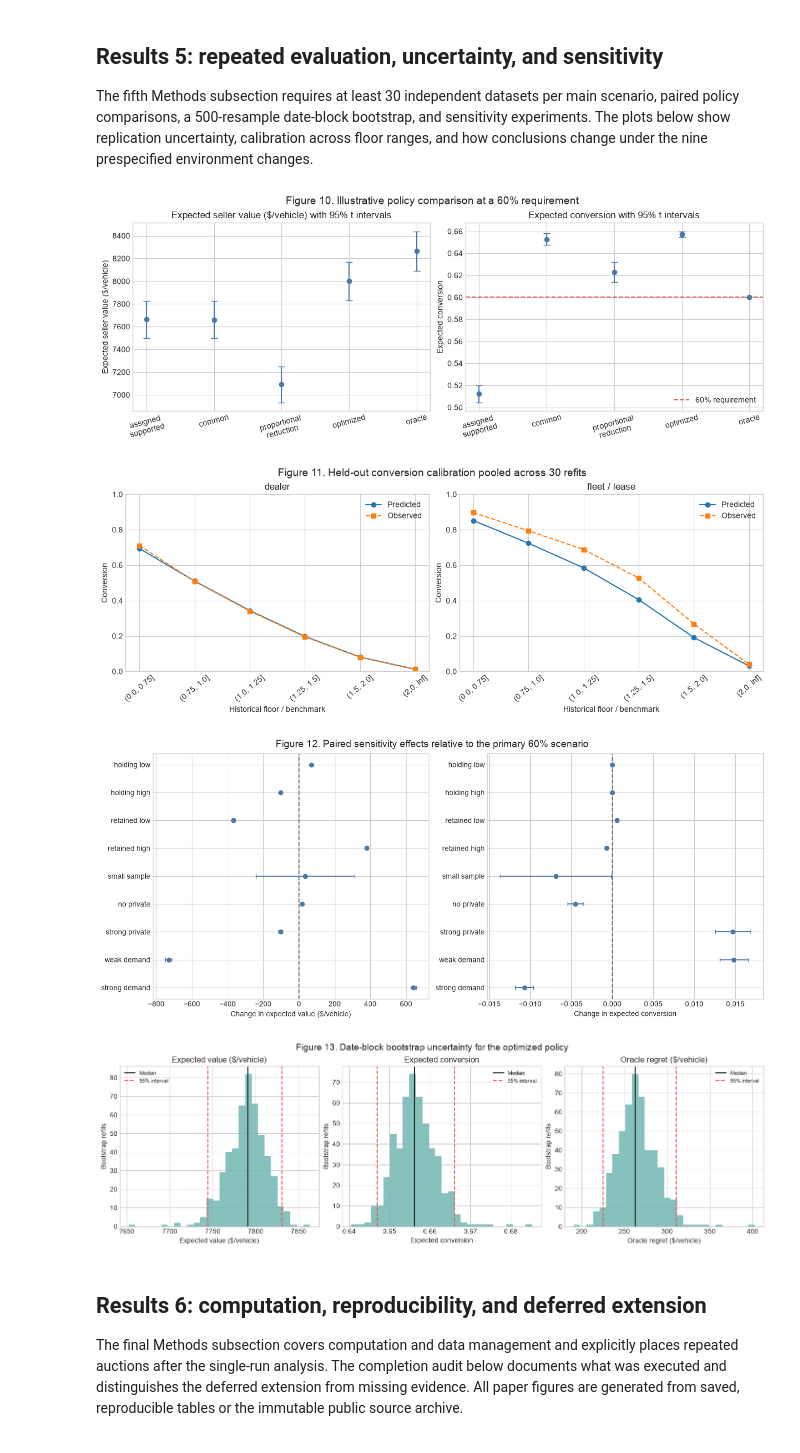
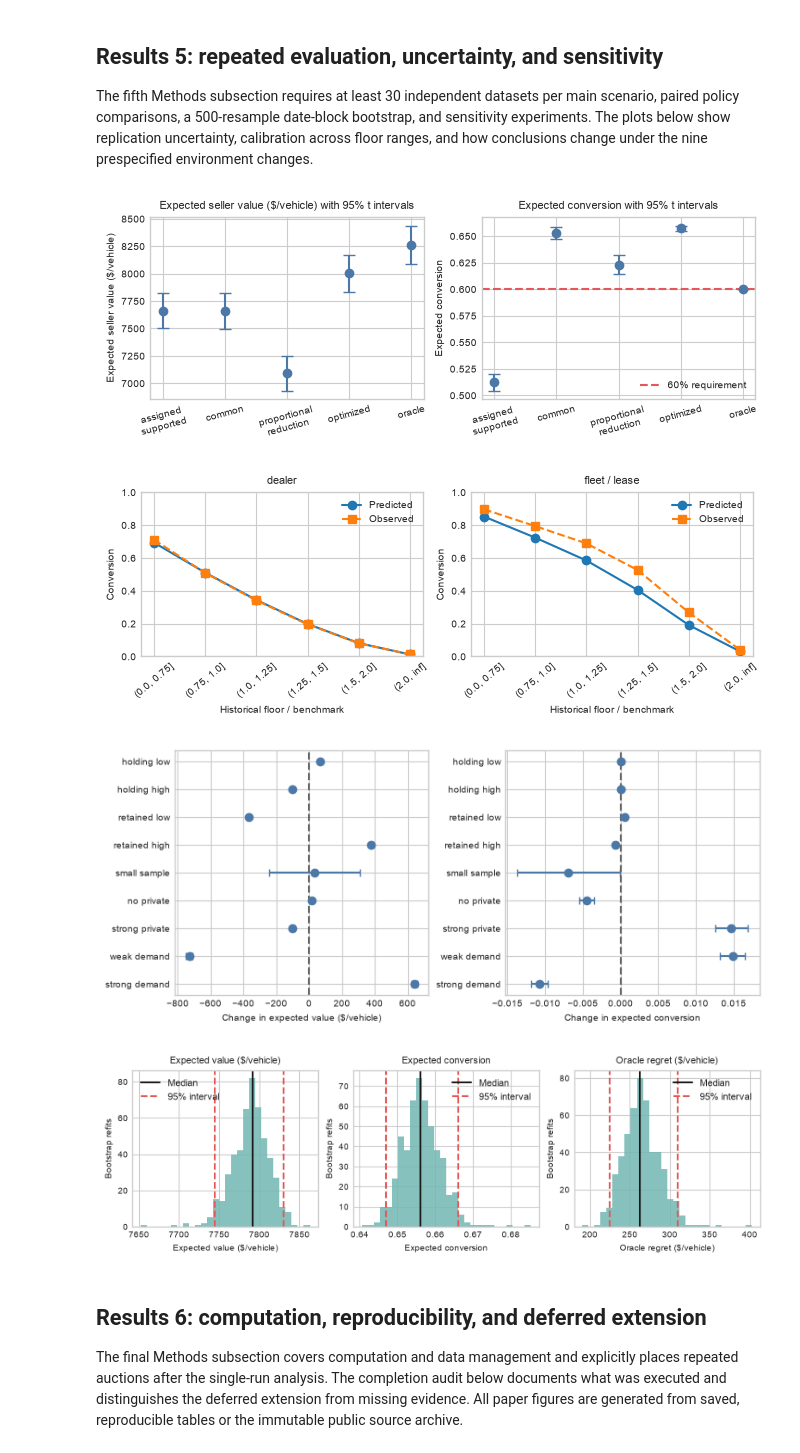
Before and after one commit to ecteodoro/idc6940-capstone-project, a Jupyter notebook: 06_study_results_and_report.ipynb, the cells around one changed output. Drawn from its saved outputs; the diff is of its cells as text; code cells hidden in the pictures.

```diff
--- a/06_study_results_and_report.ipynb
+++ b/06_study_results_and_report.ipynb
@@ -293,7 +303,7 @@ The third Methods subsection specifies separate models for sale probability and
 classification=pd.read_csv(TRAIN/'validation_classification.csv').sort_values('brier')
 reliability=pd.read_csv(TRAIN/'test_reliability.csv')
 repair=pd.read_csv('data/training/calibration_repair/final_independent_reliability.csv')
-fig,axes=plt.subplots(1,3,figsize=(14,4.5),layout='constrained')
+fig,axes=plt.subplots(1,3,figsize=scaled(14,4.5),layout='constrained')
 axes[0].barh(classification.model,classification.brier,color='#4C78A8');axes[0].invert_yaxis();axes[0].set(title='Validation model comparison',xlabel='Brier score (lower is better)')
 axes[1].plot([0,1],[0,1],'--',color='0.4')
 axes[1].plot(reliability.predicted,reliability.observed,'o-',color='#E45756');axes[1].set(xlim=(0,1),ylim=(0,1),xlabel='Mean predicted probability',ylabel='Observed conversion',title='Original chronological test')
@@ -301,21 +311,21 @@ axes[2].plot([0,1],[0,1],'--',color='0.4')
 for model,color,mark in [('original','#9D9D9D','o'),('calibrated','#54A24B','s')]:
     d=repair[repair.model.eq(model)];axes[2].plot(d.predicted,d.observed,marker=mark,label=model,color=color)
 axes[2].set(xlim=(0,1),ylim=(0,1),xlabel='Mean predicted probability',ylabel='Observed conversion',title='Supplementary target-period cohort');axes[2].legend()
-fig.suptitle('Figure 4. Conversion-model selection and reliability',fontsize=14)
+figtitle(fig,'Figure 4. Conversion-model selection and reliability')
 fig.savefig(FIG/'04_conversion_model_performance.png',dpi=200,bbox_inches='tight');plt.show()
 
 # Figure 5: conditional-price model selection and held-out group diagnostics.
 price_val=pd.read_csv(TRAIN/'validation_price.csv').sort_values('rmse')
 price_group=pd.read_csv(TRAIN/'price_group_diagnostics.csv')
 test_price=price_group[price_group.split.eq('test')].copy()
-fig,axes=plt.subplots(1,3,figsize=(14,4.5),layout='constrained')
+fig,axes=plt.subplots(1,3,figsize=scaled(14,4.5),layout='constrained')
 axes[0].barh(price_val.model,price_val.rmse,color='#F58518');axes[0].invert_yaxis();axes[0].set(title='Validation model comparison',xlabel='Conditional-price RMSE ($)')
 axes[1].barh(price_val.model,price_val.mae,color='#72B7B2');axes[1].invert_yaxis();axes[1].set(title='Validation absolute error',xlabel='Conditional-price MAE ($)')
 for group,color,mark in [('dealer','#4C78A8','o'),('fleet_lease','#E45756','s')]:
     d=test_price[test_price.seller_group.eq(group)];axes[2].scatter(d.observed,d.predicted,label=group.replace('_','/'),color=color,marker=mark,s=55)
 low=min(test_price.observed.min(),test_price.predicted.min());high=max(test_price.observed.max(),test_price.predicted.max());axes[2].plot([low,high],[low,high],'--',color='0.4')
 axes[2].set(title='Held-out means by floor band',xlabel='Observed conditional price ($)',ylabel='Predicted conditional price ($)');axes[2].legend()
-fig.suptitle('Figure 5. Conditional-price prediction',fontsize=14)
+figtitle(fig,'Figure 5. Conditional-price prediction')
 fig.savefig(FIG/'05_price_model_performance.png',dpi=200,bbox_inches='tight');plt.show()
 
 test_metrics=pd.read_csv(TRAIN/'test_metrics.csv')
@@ -335,28 +345,28 @@ The fourth Methods subsection turns predicted conversion and conditional price i
 # Figure 6: fitted and oracle candidate responses.
 cand=pd.read_csv(OUT/'candidate_response_group_summary.csv')
 order=['(0.0, 0.75]','(0.75, 1.0]','(1.0, 1.25]','(1.25, 1.5]','(1.5, 2.0]','(2.0, inf]']
-fig,axes=plt.subplots(2,2,figsize=(12,8),layout='constrained')
+fig,axes=plt.subplots(2,2,figsize=scaled(12,8),layout='constrained')
 for col,group in enumerate(['dealer','fleet_lease']):
     d=cand[cand.seller_group.eq(group)].copy();d['order']=d.floor_band.map({v:i for i,v in enumerate(order)});d=d.sort_values('order');x=np.arange(len(d))
     axes[0,col].plot(x,d.predicted_conversion,'o-',label='Predicted',color='#4C78A8');axes[0,col].plot(x,d.oracle_conversion,'s--',label='Oracle',color='#54A24B')
     axes[0,col].set(xticks=x,xticklabels=d.floor_band,title=group.replace('_',' / ')+' conversion',ylabel='Sale probability',ylim=(0,1));axes[0,col].tick_params(axis='x',labelrotation=35);axes[0,col].legend()
     axes[1,col].plot(x,d.predicted_price,'o-',label='Predicted',color='#4C78A8');axes[1,col].plot(x,d.oracle_conditional_price,'s--',label='Oracle',color='#54A24B')
     axes[1,col].set(xticks=x,xticklabels=d.floor_band,title=group.replace('_',' / ')+' conditional price',ylabel='Dollars');axes[1,col].tick_params(axis='x',labelrotation=35);axes[1,col].legend()
-fig.suptitle('Figure 6. Candidate-floor response diagnostics',fontsize=14)
+figtitle(fig,'Figure 6. Candidate-floor response diagnostics')
 fig.savefig(FIG/'06_candidate_response_curves.png',dpi=200,bbox_inches='tight');plt.show()
 
 # Figure 7: recommended changes on the fixed reference portfolio.
 decisions=pd.read_csv(OUT/'reference_decisions.csv');decisions['change']=decisions.optimized_floor_ratio-decisions.reference_floor_ratio
-fig,axes=plt.subplots(1,2,figsize=(12,4.5),layout='constrained')
+fig,axes=plt.subplots(1,2,figsize=scaled(12,4.5),layout='constrained')
 groups=[decisions.loc[decisions.target.eq(t),'change'].dropna() for t in sorted(decisions.target.unique())]
 axes[0].boxplot(groups,tick_labels=[f'{t:.0%}' for t in sorted(decisions.target.unique())],showfliers=False);axes[0].axhline(0,color='0.4',linestyle='--');axes[0].set(xlabel='Required conversion',ylabel='Optimized minus reference floor ratio',title='Distribution of recommended changes')
 d=decisions[decisions.target.eq(.6)].dropna();axes[1].scatter(d.reference_floor_ratio,d.optimized_floor_ratio,s=18,alpha=.55,color='#4C78A8')
 lo=min(d.reference_floor_ratio.min(),d.optimized_floor_ratio.min());hi=max(d.reference_floor_ratio.max(),d.optimized_floor_ratio.max());axes[1].plot([lo,hi],[lo,hi],'--',color='0.4');axes[1].set(xlabel='Reference floor ratio',ylabel='Optimized floor ratio',title='Illustrative 60% target')
-fig.suptitle('Figure 7. Vehicle-level floor recommendations',fontsize=14)
+figtitle(fig,'Figure 7. Vehicle-level floor recommendations')
 fig.savefig(FIG/'07_floor_recommendations.png',dpi=200,bbox_inches='tight');plt.show()
 
 # Figure 8: regenerate the main frontier here so notebook 06 is self-contained.
-fig,axes=plt.subplots(1,2,figsize=(12,4.5),layout='constrained')
+fig,axes=plt.subplots(1,2,figsize=scaled(12,4.5),layout='constrained')
 primary_frontier=summary[summary.scenario.eq('binding_historical')]
 for policy in ['optimized','oracle','assigned_supported','common','proportional_reduction']:
     g=primary_frontier[primary_frontier.policy.eq(policy)].sort_values('target')
@@ -368,16 +378,16 @@ for policy in ['optimized','oracle','assigned_supported','common','proportional_
     axes[1].plot(g.target,g.true_feasible_rate*g.availability,'o-',label=policy)
 axes[0].set(xlabel='Required expected conversion',ylabel='Expected seller value ($/vehicle)',title='Value across targets')
 axes[1].set(xlabel='Required expected conversion',ylabel='Available and true-feasible fraction',ylim=(-.03,1.03),title='Policy delivery across replications')
-axes[0].legend(fontsize=8);fig.suptitle('Figure 8. Conversion-value frontier: binding/historical scenario',fontsize=14)
-fig.savefig(OUT/'conversion_value_frontier.png',dpi=200,bbox_inches='tight');fig.savefig(FIG/'08_conversion_value_frontier.png',dpi=200,bbox_inches='tight');plt.show()
+axes[0].legend(fontsize=8);figtitle(fig,'Figure 8. Conversion-value frontier: binding/historical scenario')
+(not PAPER) and fig.savefig(OUT/'conversion_value_frontier.png',dpi=200,bbox_inches='tight');fig.savefig(FIG/'08_conversion_value_frontier.png',dpi=200,bbox_inches='tight');plt.show()
 
 # Figure 9: scenario-specific optimized and oracle frontiers.
-fig,axes=plt.subplots(2,2,figsize=(12,8),layout='constrained')
+fig,axes=plt.subplots(2,2,figsize=scaled(12,8),layout='constrained')
 for ax,scenario_name in zip(axes.ravel(),main):
     d=summary[summary.scenario.eq(scenario_name)]
     for policy,style in [('optimized','o-'),('oracle','s--'),('common','^-')]:
         g=d[d.policy.eq(policy)].sort_values('target');ax.plot(g.target,g.expected_value,style,label=policy)
     ax.set(title=scenario_name.replace('_',' / '),xlabel='Required expected conversion',ylabel='Expected seller value ($/vehicle)');ax.legend(fontsize=8)
-fig.suptitle('Figure 9. Policy frontiers across four simulated environments',fontsize=14)
+figtitle(fig,'Figure 9. Policy frontiers across four simulated environments')
 fig.savefig(FIG/'09_scenario_frontiers.png',dpi=200,bbox_inches='tight');plt.show()
 # %% [output]
@@ -400,51 +410,51 @@ for p in policies:
         x=g[metric].dropna();se=x.std(ddof=1)/np.sqrt(len(x));m=student_t.ppf(.975,len(x)-1)*se if len(x)>1 else np.nan
         rows.append(dict(policy=p,metric=metric,n=len(x),mean=x.mean(),lower=x.mean()-m,upper=x.mean()+m))
 comparison=pd.DataFrame(rows);comparison.to_csv(OUT/'paper_policy_comparison_60.csv',index=False)
-fig,axes=plt.subplots(1,2,figsize=(12,4.5),layout='constrained')
+fig,axes=plt.subplots(1,2,figsize=scaled(12,4.5),layout='constrained')
 for ax,metric,label in [(axes[0],'expected_value','Expected seller value ($/vehicle)'),(axes[1],'expected_conversion','Expected conversion')]:
     g=comparison[comparison.metric.eq(metric)].set_index('policy').reindex(policies);x=np.arange(len(g));err=np.vstack([g['mean']-g.lower,g.upper-g['mean']])
     ax.errorbar(x,g['mean'],yerr=err,fmt='o',capsize=4,color='#4C78A8');ax.set(xticks=x,xticklabels=[p.replace('_','\n') for p in policies],ylabel=label,title=label+' with 95% t intervals')
     ax.tick_params(axis='x',labelrotation=15)
     if metric=='expected_conversion':ax.axhline(.6,color='#E45756',linestyle='--',label='60% requirement');ax.legend()
-fig.suptitle('Figure 10. Illustrative policy comparison at a 60% requirement',fontsize=14)
+figtitle(fig,'Figure 10. Illustrative policy comparison at a 60% requirement')
 fig.savefig(FIG/'10_policy_comparison_60.png',dpi=200,bbox_inches='tight');plt.show()
 
 # Figure 11: repeated-run prediction calibration by floor range.
 tables=[]
 for scenario_name in main:
     for file in sorted((OUT/scenario_name).glob('prediction_groups_*.csv')):
         x=pd.read_csv(file);x['scenario']=scenario_name;tables.append(x)
 groups=pd.concat(tables,ignore_index=True);groups['predicted_sales']=groups.predicted*groups.n;groups['observed_sales']=groups.observed*groups.n
 pooled=groups.groupby(['scenario','seller_group','floor_band']).agg(n=('n','sum'),predicted_sales=('predicted_sales','sum'),observed_sales=('observed_sales','sum')).reset_index()
 pooled['predicted']=pooled.predicted_sales/pooled.n;pooled['observed']=pooled.observed_sales/pooled.n;pooled.to_csv(OUT/'pooled_floor_range_calibration.csv',index=False)
-fig,axes=plt.subplots(1,2,figsize=(12,4.5),layout='constrained')
+fig,axes=plt.subplots(1,2,figsize=scaled(12,4.5),layout='constrained')
 for ax,group in zip(axes,['dealer','fleet_lease']):
     q=pooled[pooled.scenario.eq('binding_historical')&pooled.seller_group.eq(group)].copy();q['order']=q.floor_band.map({k:i for i,k in enumerate(order)});q=q.sort_values('order')
     ax.plot(q.floor_band,q.predicted,'o-',label='Predicted');ax.plot(q.floor_band,q.observed,'s--',label='Observed');ax.set(title=group.replace('_',' / '),xlabel='Historical floor / benchmark',ylabel='Conversion',ylim=(0,1));ax.tick_params(axis='x',labelrotation=40);ax.legend()
-fig.suptitle('Figure 11. Held-out conversion calibration pooled across 30 refits',fontsize=14)
-fig.savefig(OUT/'floor_range_prediction_diagnostics.png',dpi=200,bbox_inches='tight');fig.savefig(FIG/'11_floor_range_prediction_diagnostics.png',dpi=200,bbox_inches='tight');plt.show()
+figtitle(fig,'Figure 11. Held-out conversion calibration pooled across 30 refits')
+(not PAPER) and fig.savefig(OUT/'floor_range_prediction_diagnostics.png',dpi=200,bbox_inches='tight');fig.savefig(FIG/'11_floor_range_prediction_diagnostics.png',dpi=200,bbox_inches='tight');plt.show()
 
 # Figure 12: paired sensitivity effects at the illustrative target.
 sens=pd.read_csv(OUT/'paired_sensitivity_effects.csv');labels=[x for x in sens.scenario.unique()]
-fig,axes=plt.subplots(1,2,figsize=(13,5.5),layout='constrained')
+fig,axes=plt.subplots(1,2,figsize=scaled(13,5.5),layout='constrained')
 for ax,metric,xlabel in [(axes[0],'expected_value','Change in expected value ($/vehicle)'),(axes[1],'expected_conversion','Change in expected conversion')]:
     g=sens[sens.metric.eq(metric)].set_index('scenario').reindex(labels);y=np.arange(len(g));err=np.vstack([g['mean']-g.lower,g.upper-g['mean']])
     ax.errorbar(g['mean'],y,xerr=err,fmt='o',capsize=3,color='#4C78A8');ax.axvline(0,color='0.4',linestyle='--');ax.set(yticks=y,yticklabels=[s.replace('_',' ') for s in labels],xlabel=xlabel);ax.invert_yaxis()
-fig.suptitle('Figure 12. Paired sensitivity effects relative to the primary 60% scenario',fontsize=14)
+figtitle(fig,'Figure 12. Paired sensitivity effects relative to the primary 60% scenario')
 fig.savefig(FIG/'12_sensitivity_effects.png',dpi=200,bbox_inches='tight');plt.show()
 
 # Figure 13: estimation uncertainty from 500 date-block bootstrap refits.
 bopt=boot[boot.policy.eq('optimized')]
-fig,axes=plt.subplots(1,3,figsize=(14,4.3),layout='constrained')
+fig,axes=plt.subplots(1,3,figsize=scaled(14,4.3),layout='constrained')
 for ax,metric,label in [(axes[0],'expected_value','Expected value ($/vehicle)'),(axes[1],'expected_conversion','Expected conversion'),(axes[2],'regret','Oracle regret ($/vehicle)')]:
     x=bopt[metric].dropna();lo,med,hi=x.quantile([.025,.5,.975]);ax.hist(x,bins=28,color='#72B7B2',alpha=.85);ax.axvline(med,color='#1B1B1B',linewidth=1.5,label='Median');ax.axvline(lo,color='#E45756',linestyle='--');ax.axvline(hi,color='#E45756',linestyle='--',label='95% interval');ax.set(title=label,xlabel=label,ylabel='Bootstrap refits');ax.legend(fontsize=8)
-fig.suptitle('Figure 13. Date-block bootstrap uncertainty for the optimized policy',fontsize=14)
+figtitle(fig,'Figure 13. Date-block bootstrap uncertainty for the optimized policy')
 fig.savefig(FIG/'13_bootstrap_uncertainty.png',dpi=200,bbox_inches='tight');plt.show()
 # %% [output]
-[figure, old version]
+[figure, new version]
-[figure, old version]
+[figure, new version]
-[figure, old version]
+[figure, new version]
-[figure, old version]
+[figure, new version]
 # %% [markdown]
 ## Results 6: computation, reproducibility, and deferred extension
 
```
Also changed, not shown: parts of 3 cells of this notebook, 2 other files.
